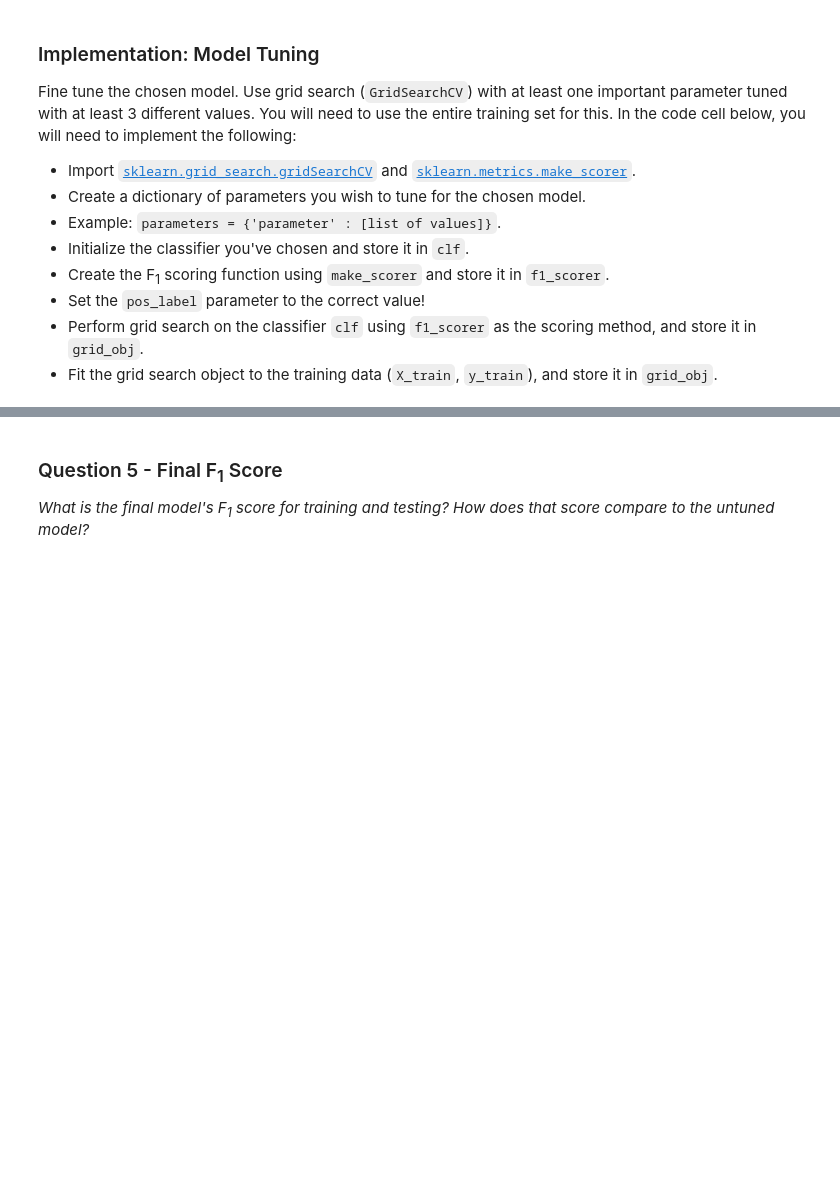
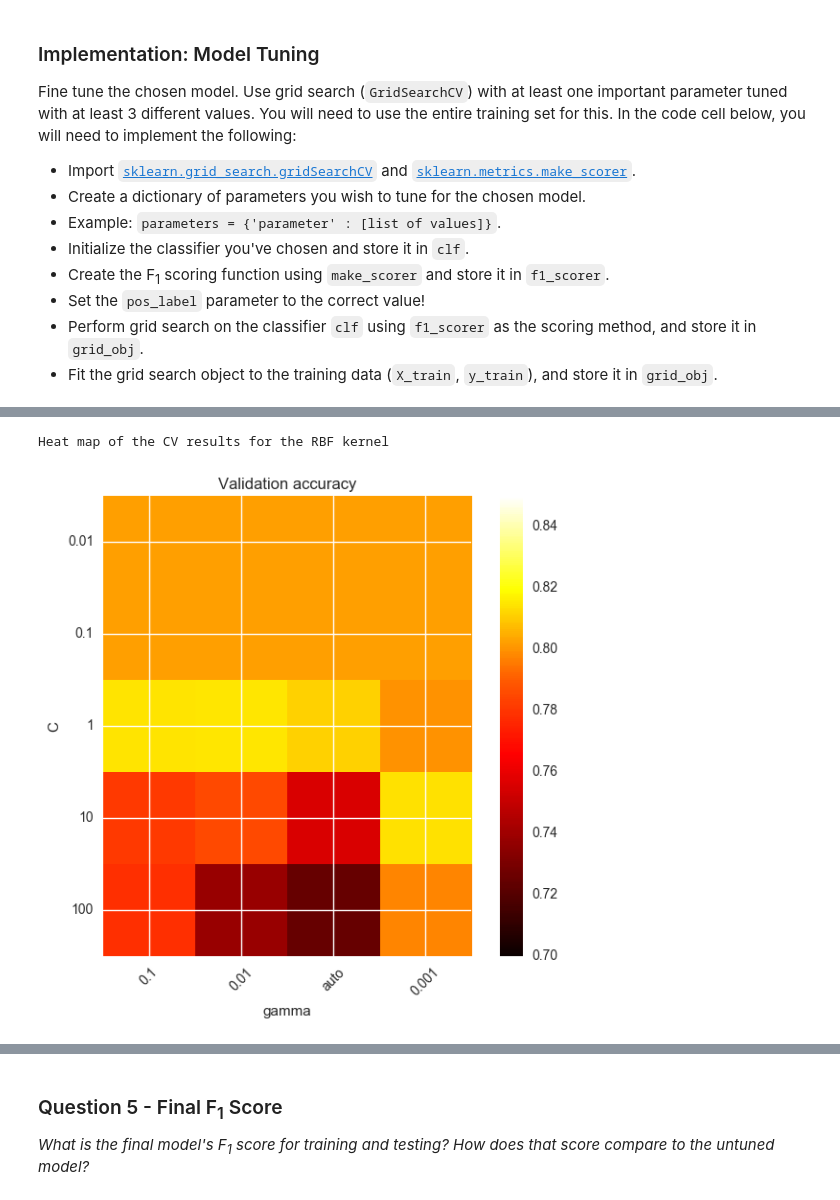
Before and after one commit to iyersume/ml-projects, a Jupyter notebook: student_intervention/student_intervention.ipynb, the cells around one changed output, grey strips where cells are left out. Drawn from its saved outputs; the diff is of its cells as text; code cells hidden in the pictures; blank space fills up the shorter version.

```diff
--- a/student_intervention/student_intervention.ipynb
+++ b/student_intervention/student_intervention.ipynb
@@ -507,0 +484,9 @@ plt.legend(loc="best")
+# %%
+from IPython.display import display
+C_range = parameters[0]['C']
+gamma_range = parameters[0]['gamma']
+
+grid_results = pd.DataFrame(grid_obj.cv_results_)
+rbf_results = grid_results[grid_results['param_kernel'] == 'rbf']
+print("CV results for RBF kernel")
+display(rbf_results.sort_values(by='mean_test_score', ascending=False))
@@ -507,0 +513,31 @@ plt.legend(loc="best")
+# %%
+print("Heat map of the CV results for the RBF kernel")
+# CV results heatmap (taken from http://scikit-learn.org/stable/auto_examples/svm/plot_rbf_parameters.html)
+from matplotlib.colors import Normalize
+
+class MidpointNormalize(Normalize):
+    # Utility function to move the midpoint of a colormap to be around
+    # the values of interest.
+    def __init__(self, vmin=None, vmax=None, midpoint=None, clip=False):
+        self.midpoint = midpoint
+        Normalize.__init__(self, vmin, vmax, clip)
+
+    def __call__(self, value, clip=None):
+        x, y = [self.vmin, self.midpoint, self.vmax], [0, 0.5, 1]
+        return np.ma.masked_array(np.interp(value, x, y))
+
+scores = rbf_results[['mean_test_score']].values.reshape(len(C_range), len(gamma_range))
+plt.figure(figsize=(8, 6))
+plt.subplots_adjust(left=.2, right=0.95, bottom=0.15, top=0.95)
+plt.imshow(scores, interpolation='nearest', cmap=plt.cm.hot,
+            norm=MidpointNormalize(vmin=0.7, midpoint=0.79, vmax=0.85))
+plt.xlabel('gamma')
+plt.ylabel('C')
+plt.colorbar()
+plt.xticks(np.arange(len(gamma_range)), gamma_range, rotation=45)
+plt.yticks(np.arange(len(C_range)), C_range)
+plt.title('Validation accuracy')
+plt.show()
+# %% [output]
+Heat map of the CV results for the RBF kernel
+[figure, added]
```
Also changed, not shown: parts of 13 cells of this notebook.
